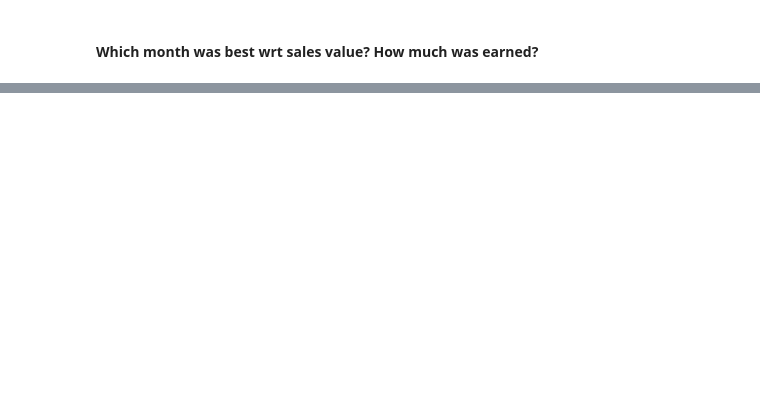
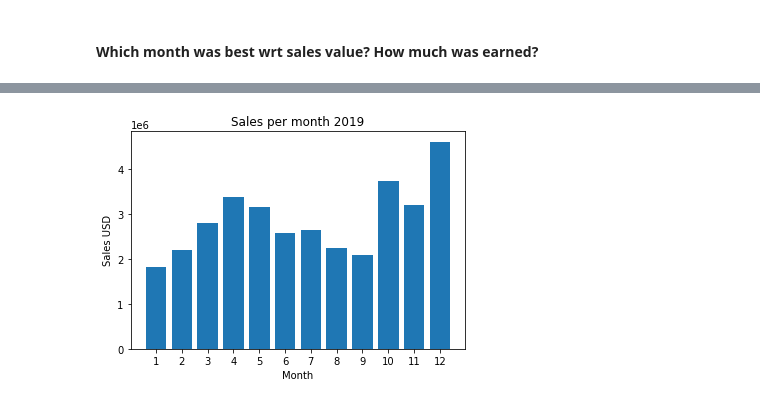
Before and after one commit to dancla240/Pandas-Data-Science-Tasks, a Jupyter notebook: keith_data_science.ipynb, the cells around one changed output, grey strips where cells are left out. Drawn from its saved outputs; the diff is of its cells as text; code cells hidden in the pictures; blank space fills up the shorter version.

```diff
--- a/keith_data_science.ipynb
+++ b/keith_data_science.ipynb
@@ -120,2 +127,5 @@ all_data.head()
+# %%
+all_data['Quantity Ordered'] = pd.to_numeric(all_data['Quantity Ordered']) # to int
+all_data['Price Each'] = pd.to_numeric(all_data['Price Each']) # to float
 # %% [markdown]
 #### Which month was best wrt sales value? How much was earned?
@@ -121,0 +134,3 @@ all_data.head()
+# %%
+all_data['Sales'] = (all_data['Quantity Ordered']) * (all_data['Price Each'])
+all_data.head()
@@ -121,0 +153,3 @@ all_data.head()
+# %%
+results = all_data.groupby('Month').sum()
+all_data.groupby('Month').sum()
@@ -121,0 +171,11 @@ all_data.head()
+# %%
+months = range(1,13)
+
+plt.bar(months, results['Sales'])
+plt.xticks(months)
+plt.xlabel('Month')
+plt.ylabel('Sales USD')
+plt.title('Sales per month 2019')
+plt.show()
+# %% [output]
+[figure, added]
```
Also changed, not shown: parts of 34 cells of this notebook.
